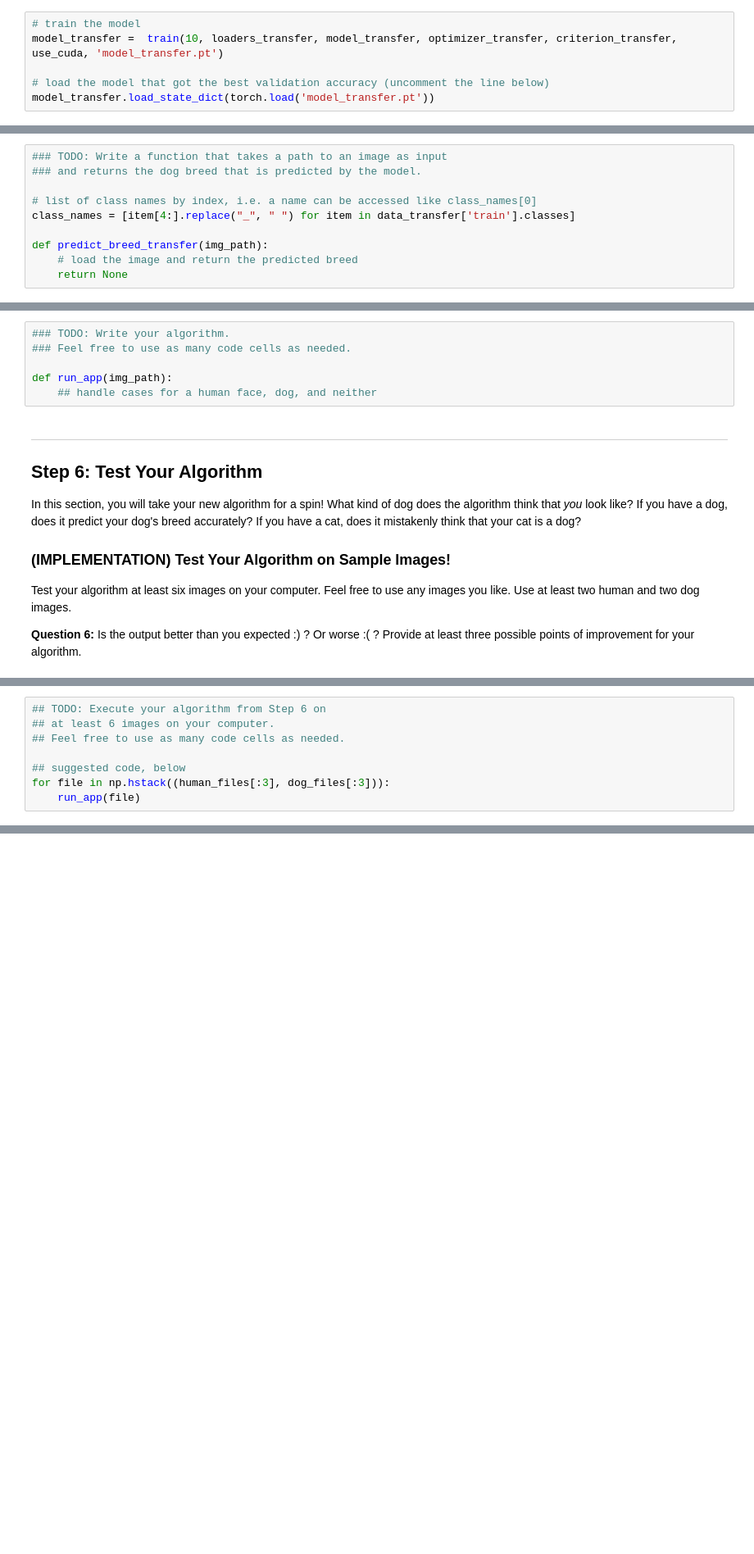
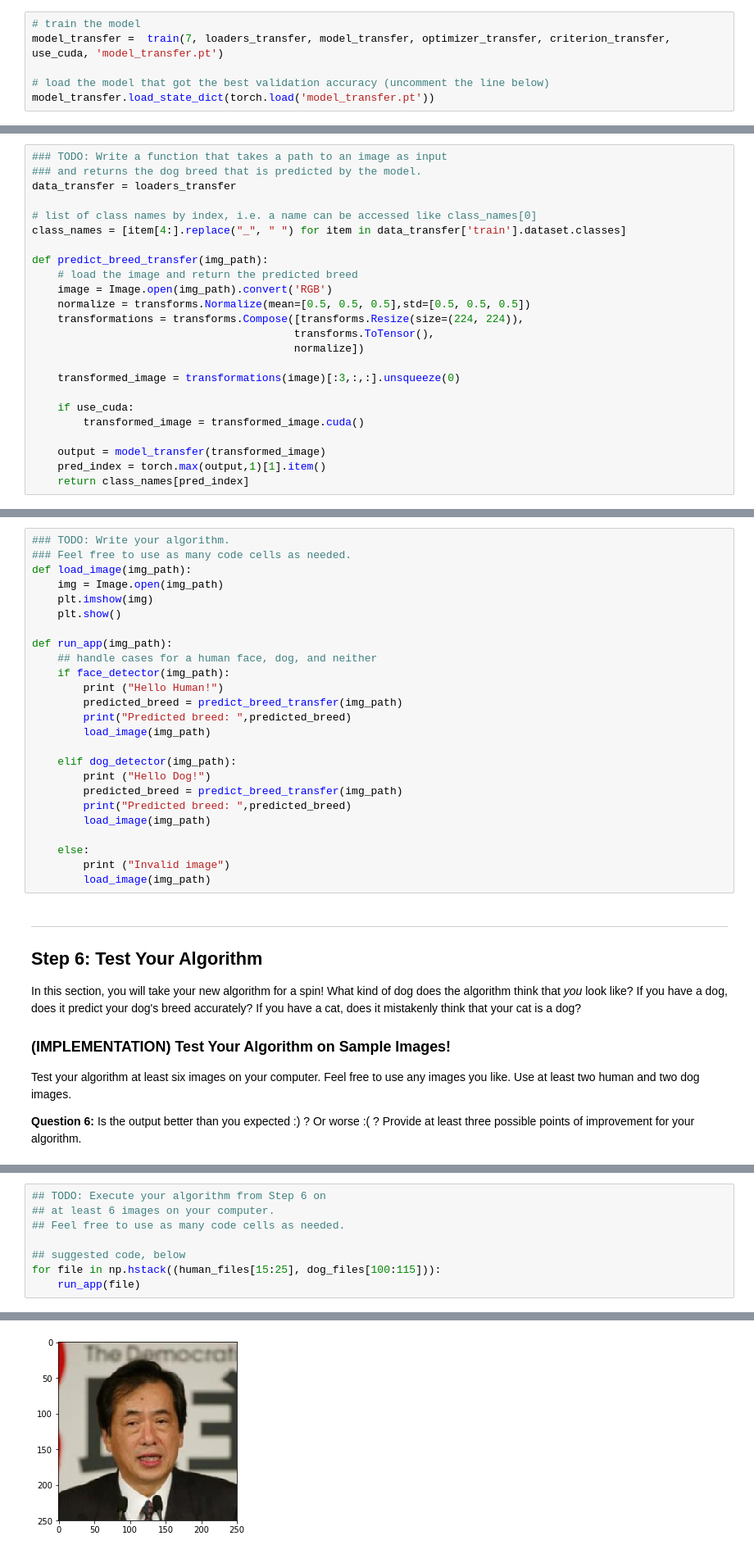
Before and after one commit to nsakenov/dog-classification, a Jupyter notebook: dog_app.ipynb, the cells around one changed output, grey strips where cells are left out. Shown at 82% size. Cells and saved outputs as stored; diff of their text form; blank space fills up the shorter version.

```diff
--- a/dog_app.ipynb
+++ b/dog_app.ipynb
@@ -613,7 +625,7 @@ optimizer_transfer = optim.SGD(model_transfer.fc.parameters(), lr=0.02)
 Train and validate your model in the code cell below.  [Save the final model parameters](http://pytorch.org/docs/master/notes/serialization.html) at filepath `'model_transfer.pt'`.
 # %%
 # train the model
-model_transfer =  train(10, loaders_transfer, model_transfer, optimizer_transfer, criterion_transfer, use_cuda, 'model_transfer.pt')
+model_transfer =  train(7, loaders_transfer, model_transfer, optimizer_transfer, criterion_transfer, use_cuda, 'model_transfer.pt')
 
 # load the model that got the best validation accuracy (uncomment the line below)
 model_transfer.load_state_dict(torch.load('model_transfer.pt'))
@@ -630,13 +662,27 @@ Write a function that takes an image path as input and returns the dog breed (`A
 # %%
 ### TODO: Write a function that takes a path to an image as input
 ### and returns the dog breed that is predicted by the model.
+data_transfer = loaders_transfer
 
 # list of class names by index, i.e. a name can be accessed like class_names[0]
-class_names = [item[4:].replace("_", " ") for item in data_transfer['train'].classes]
+class_names = [item[4:].replace("_", " ") for item in data_transfer['train'].dataset.classes]
 
 def predict_breed_transfer(img_path):
     # load the image and return the predicted breed
-    return None
+    image = Image.open(img_path).convert('RGB')
+    normalize = transforms.Normalize(mean=[0.5, 0.5, 0.5],std=[0.5, 0.5, 0.5])
+    transformations = transforms.Compose([transforms.Resize(size=(224, 224)),
+                                         transforms.ToTensor(),
+                                         normalize])
+
+    transformed_image = transformations(image)[:3,:,:].unsqueeze(0)
+
+    if use_cuda:
+        transformed_image = transformed_image.cuda()
+
+    output = model_transfer(transformed_image)
+    pred_index = torch.max(output,1)[1].item()
+    return class_names[pred_index]
 # %% [markdown]
 ---
 <a id='step5'></a>
@@ -658,9 +704,28 @@ Some sample output for our algorithm is provided below, but feel free to design
 # %%
 ### TODO: Write your algorithm.
 ### Feel free to use as many code cells as needed.
+def load_image(img_path):
+    img = Image.open(img_path)
+    plt.imshow(img)
+    plt.show()
 
 def run_app(img_path):
     ## handle cases for a human face, dog, and neither
+    if face_detector(img_path):
+        print ("Hello Human!")
+        predicted_breed = predict_breed_transfer(img_path)
+        print("Predicted breed: ",predicted_breed)
+        load_image(img_path)
+
+    elif dog_detector(img_path):
+        print ("Hello Dog!")
+        predicted_breed = predict_breed_transfer(img_path)
+        print("Predicted breed: ",predicted_breed)
+        load_image(img_path)
+
+    else:
+        print ("Invalid image")
+        load_image(img_path)
 # %% [markdown]
 ---
 <a id='step6'></a>
@@ -681,5 +751,6 @@ __Answer:__ (Three possible points for improvement)
 ## Feel free to use as many code cells as needed.
 
 ## suggested code, below
-for file in np.hstack((human_files[:3], dog_files[:3])):
+for file in np.hstack((human_files[15:25], dog_files[100:115])):
     run_app(file)
+# %% [output]
@@ -685,0 +759 @@ for file in np.hstack((human_files[:3], dog_files[:3])):
+[figure, added]
```
Also changed, not shown: parts of 9 cells of this notebook.
